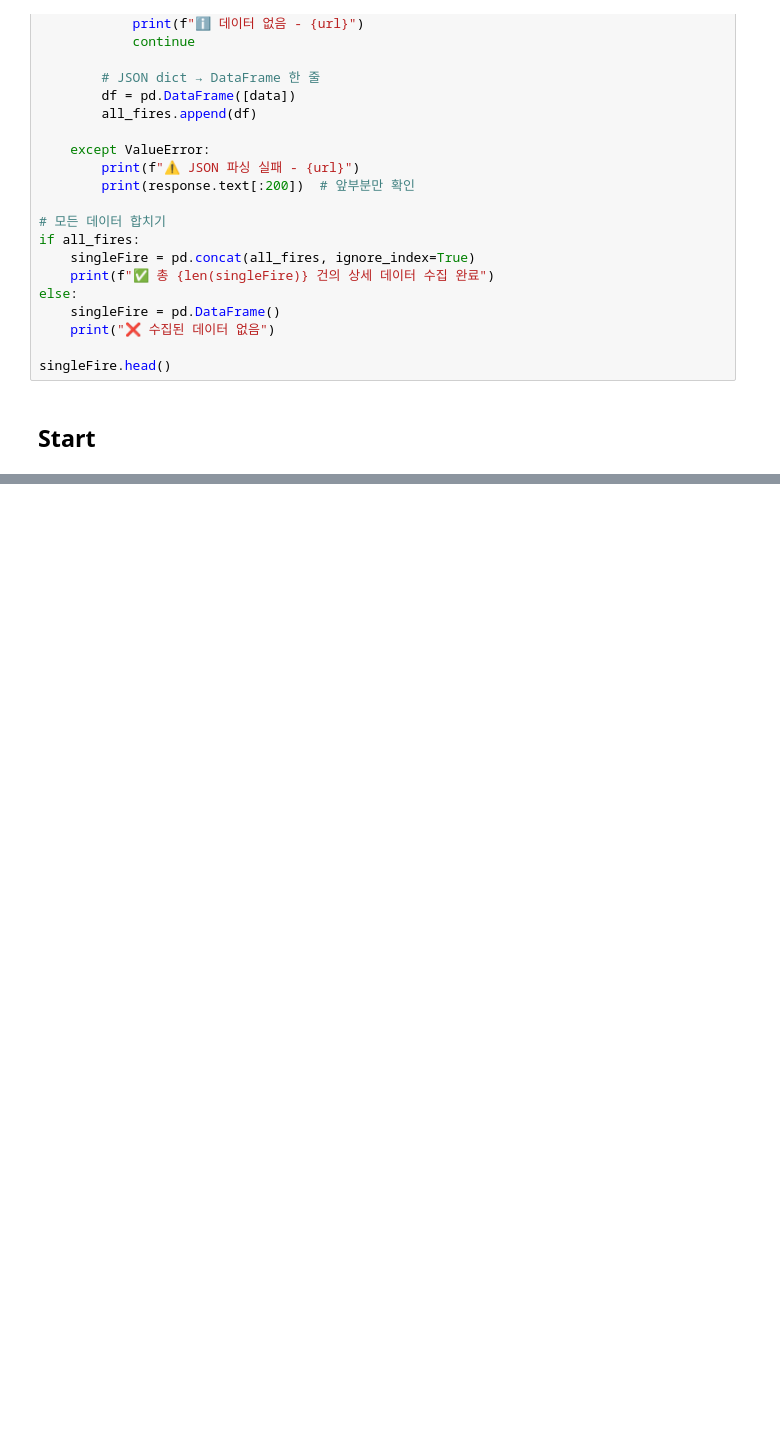
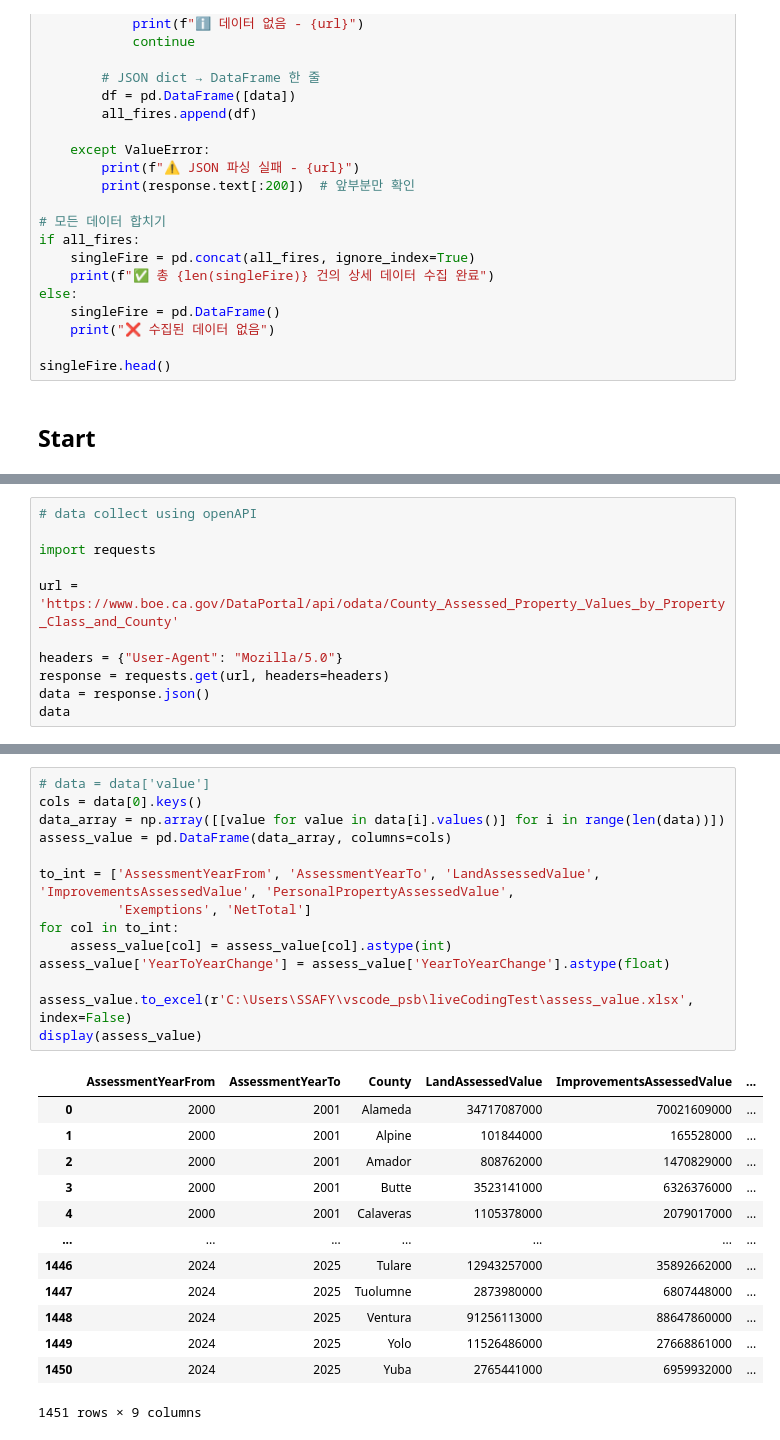
Before and after one commit to eagles0924/liveCodingTest, a Jupyter notebook: challenge.ipynb, the cells around one changed output, grey strips where cells are left out. Saved outputs shown, nothing was run; the diff lists cells and outputs as text; blank space fills up the shorter version.

```diff
--- a/challenge.ipynb
+++ b/challenge.ipynb
@@ -242,0 +386,11 @@ display(singleFire)
+# %%
+# data collect using openAPI
+
+import requests
+
+url = 'https://www.boe.ca.gov/DataPortal/api/odata/County_Assessed_Property_Values_by_Property_Class_and_County'
+
+headers = {"User-Agent": "Mozilla/5.0"}
+response = requests.get(url, headers=headers)
+data = response.json()
+data
@@ -242,0 +415,28 @@ display(singleFire)
+# %%
+# data = data['value']
+cols = data[0].keys()
+data_array = np.array([[value for value in data[i].values()] for i in range(len(data))])
+assess_value = pd.DataFrame(data_array, columns=cols)
+
+to_int = ['AssessmentYearFrom', 'AssessmentYearTo', 'LandAssessedValue', 'ImprovementsAssessedValue', 'PersonalPropertyAssessedValue',
+          'Exemptions', 'NetTotal']
+for col in to_int:
+    assess_value[col] = assess_value[col].astype(int)
+assess_value['YearToYearChange'] = assess_value['YearToYearChange'].astype(float)
+
+assess_value.to_excel(r'C:\Users\SSAFY\vscode_psb\liveCodingTest\assess_value.xlsx', index=False)
+display(assess_value)
+# %% [output]
+|  | AssessmentYearFrom | AssessmentYearTo | County | LandAssessedValue | ImprovementsAssessedValue | ... |
+| 0 | 2000 | 2001 | Alameda | 34717087000 | 70021609000 | ... |
+| 1 | 2000 | 2001 | Alpine | 101844000 | 165528000 | ... |
+| 2 | 2000 | 2001 | Amador | 808762000 | 1470829000 | ... |
+| 3 | 2000 | 2001 | Butte | 3523141000 | 6326376000 | ... |
+| 4 | 2000 | 2001 | Calaveras | 1105378000 | 2079017000 | ... |
+| ... | ... | ... | ... | ... | ... | ... |
+| 1446 | 2024 | 2025 | Tulare | 12943257000 | 35892662000 | ... |
+| 1447 | 2024 | 2025 | Tuolumne | 2873980000 | 6807448000 | ... |
+| 1448 | 2024 | 2025 | Ventura | 91256113000 | 88647860000 | ... |
+| 1449 | 2024 | 2025 | Yolo | 11526486000 | 27668861000 | ... |
+| 1450 | 2024 | 2025 | Yuba | 2765441000 | 6959932000 | ... |
+1451 rows × 9 columns
```
Also changed, not shown: parts of 28 cells of this notebook, 2 other files.
